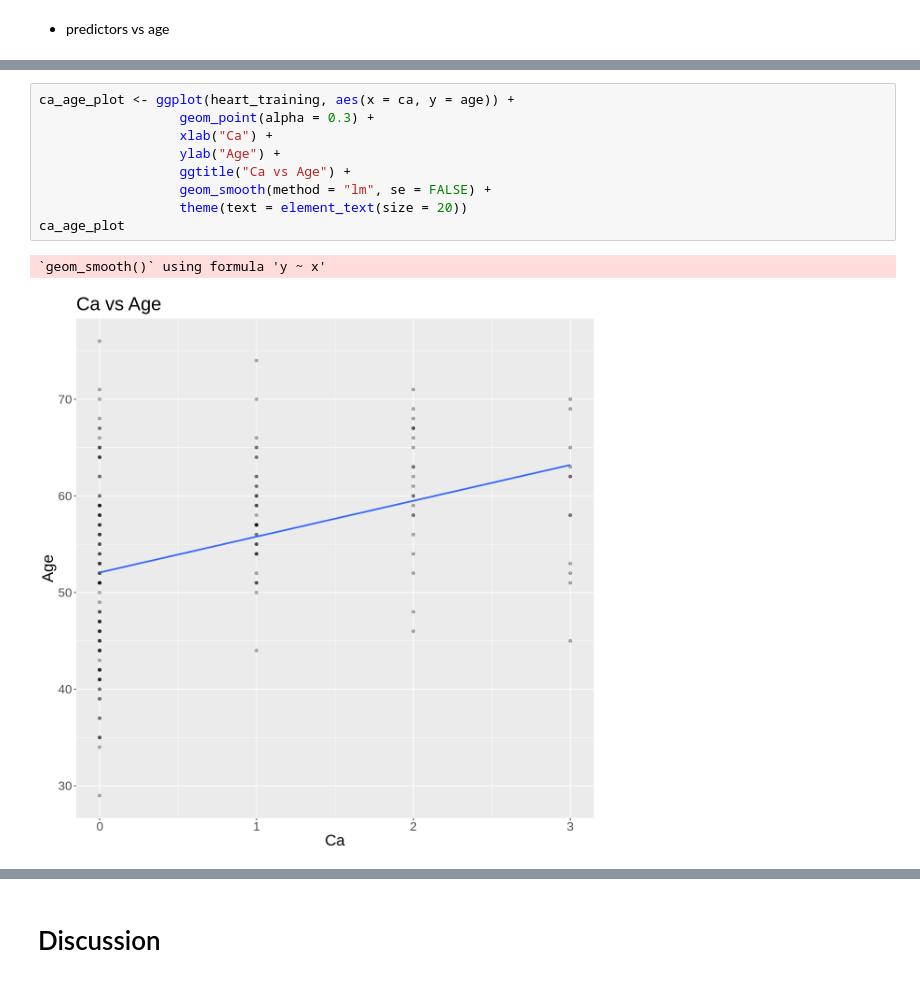
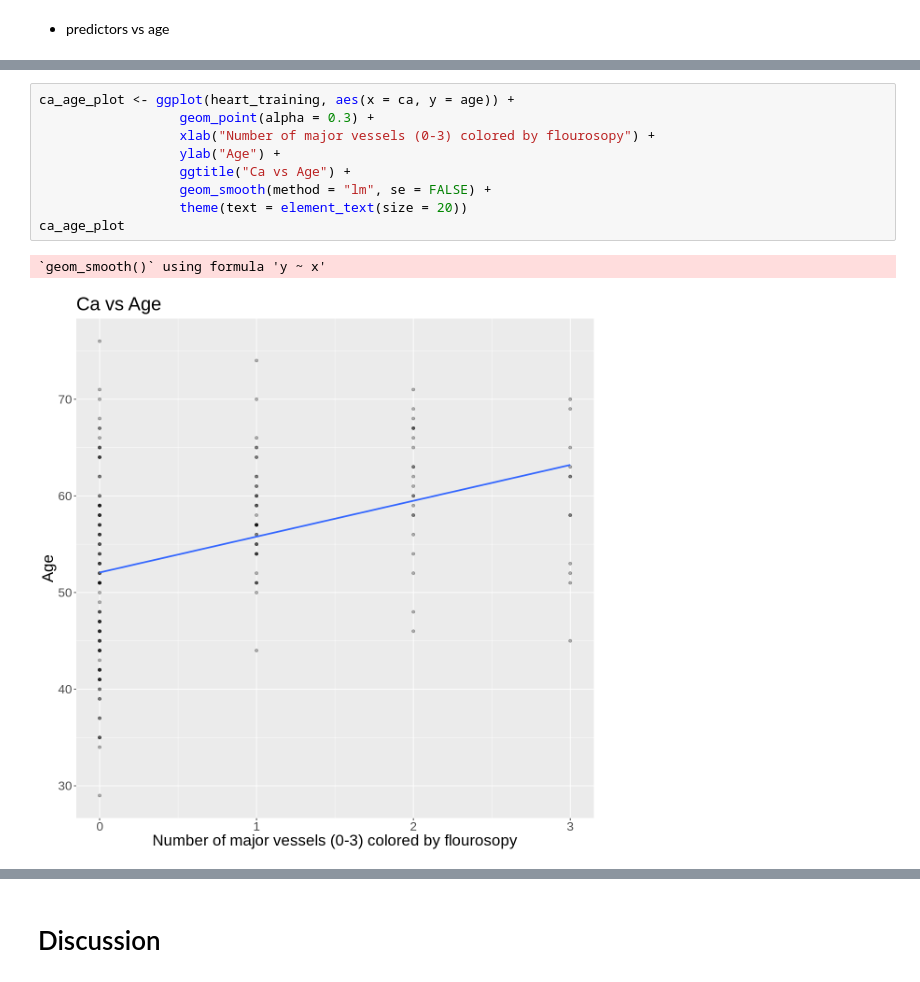
Before and after one commit to klydestad/group_153_project, a Jupyter notebook: group.153.project.report.ipynb, the cells around one changed output, grey strips where cells are left out. Drawn from its saved outputs; the diff is of its cells as text.

Commit message:
add descriptive label on predictors vs age plot

```diff
--- a/group.153.project.report.ipynb
+++ b/group.153.project.report.ipynb
@@ -374,15 +374,15 @@ thalach_age_plot
 # %%
 ca_age_plot <- ggplot(heart_training, aes(x = ca, y = age)) +
                   geom_point(alpha = 0.3) +
-                  xlab("Ca") +
+                  xlab("Number of major vessels (0-3) colored by flourosopy") +
                   ylab("Age") +
                   ggtitle("Ca vs Age") +
                   geom_smooth(method = "lm", se = FALSE) +
                   theme(text = element_text(size = 20))
 ca_age_plot
 # %% [output]
 `geom_smooth()` using formula 'y ~ x'
-[figure, old version]
+[figure, new version]
 # %%
 oldpeak_age_plot <- ggplot(heart_training, aes(x = oldpeak, y = age)) +
                   geom_point(alpha = 0.3) +
```
Also changed, not shown: parts of 4 cells of this notebook.
